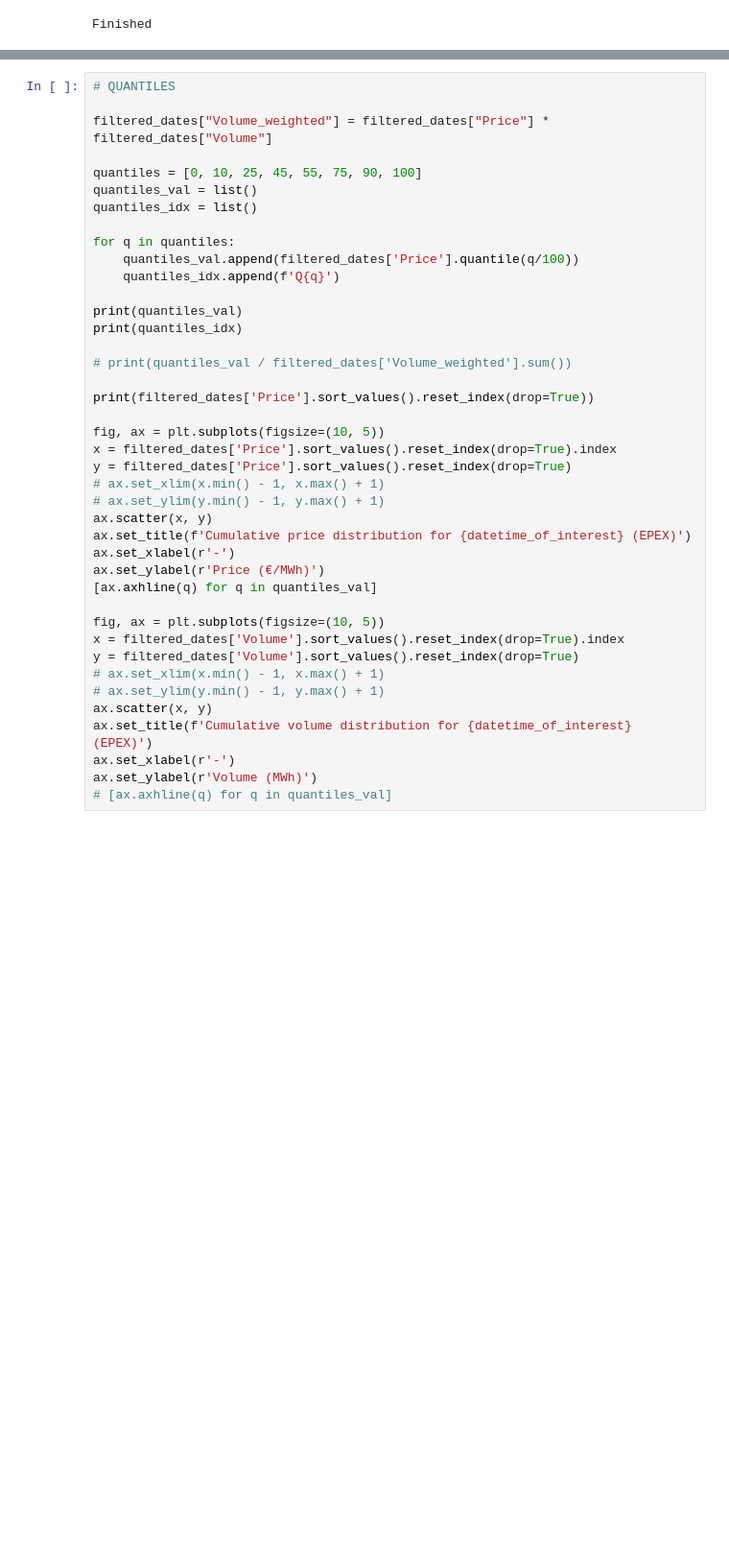
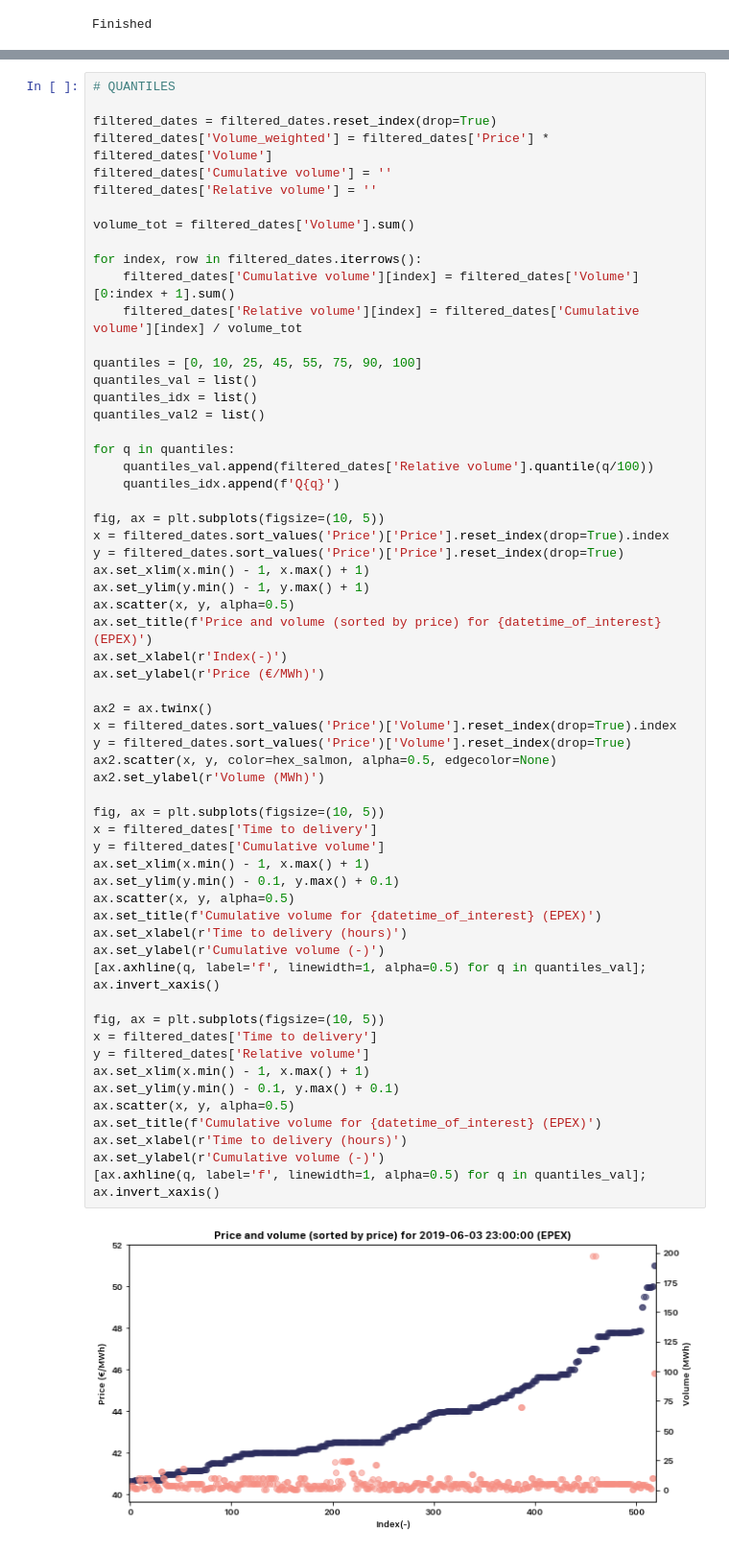
Before and after one commit to timovijn/ElectricityPriceForecasting, a Jupyter notebook: epex/epex.ipynb, the cells around one changed output, grey strips where cells are left out. Shown at 96% size. Saved outputs shown, nothing was run; the diff lists cells and outputs as text; blank space fills up the shorter version.

```diff
--- a/epex/epex.ipynb
+++ b/epex/epex.ipynb
@@ -245,41 +305,64 @@ ax.invert_xaxis()
 # %%
 # QUANTILES
 
-filtered_dates["Volume_weighted"] = filtered_dates["Price"] * filtered_dates["Volume"]
+filtered_dates = filtered_dates.reset_index(drop=True)
+filtered_dates['Volume_weighted'] = filtered_dates['Price'] * filtered_dates['Volume']
+filtered_dates['Cumulative volume'] = ''
+filtered_dates['Relative volume'] = ''
+
+volume_tot = filtered_dates['Volume'].sum()
+
+for index, row in filtered_dates.iterrows():
+    filtered_dates['Cumulative volume'][index] = filtered_dates['Volume'][0:index + 1].sum()
+    filtered_dates['Relative volume'][index] = filtered_dates['Cumulative volume'][index] / volume_tot
 
 quantiles = [0, 10, 25, 45, 55, 75, 90, 100]
 quantiles_val = list()
 quantiles_idx = list()
+quantiles_val2 = list()
 
 for q in quantiles:
-    quantiles_val.append(filtered_dates['Price'].quantile(q/100))
+    quantiles_val.append(filtered_dates['Relative volume'].quantile(q/100))
     quantiles_idx.append(f'Q{q}')
 
-print(quantiles_val)
-print(quantiles_idx)
+fig, ax = plt.subplots(figsize=(10, 5))
+x = filtered_dates.sort_values('Price')['Price'].reset_index(drop=True).index
+y = filtered_dates.sort_values('Price')['Price'].reset_index(drop=True)
+ax.set_xlim(x.min() - 1, x.max() + 1)
+ax.set_ylim(y.min() - 1, y.max() + 1)
+ax.scatter(x, y, alpha=0.5)
+ax.set_title(f'Price and volume (sorted by price) for {datetime_of_interest} (EPEX)')
+ax.set_xlabel(r'Index(-)')
+ax.set_ylabel(r'Price (€/MWh)')
 
-# print(quantiles_val / filtered_dates['Volume_weighted'].sum())
-
-print(filtered_dates['Price'].sort_values().reset_index(drop=True))
+ax2 = ax.twinx()
+x = filtered_dates.sort_values('Price')['Volume'].reset_index(drop=True).index
+y = filtered_dates.sort_values('Price')['Volume'].reset_index(drop=True)
+ax2.scatter(x, y, color=hex_salmon, alpha=0.5, edgecolor=None)
+ax2.set_ylabel(r'Volume (MWh)')
 
 fig, ax = plt.subplots(figsize=(10, 5))
-x = filtered_dates['Price'].sort_values().reset_index(drop=True).index
-y = filtered_dates['Price'].sort_values().reset_index(drop=True)
-# ax.set_xlim(x.min() - 1, x.max() + 1)
-# ax.set_ylim(y.min() - 1, y.max() + 1)
-ax.scatter(x, y)
-ax.set_title(f'Cumulative price distribution for {datetime_of_interest} (EPEX)')
-ax.set_xlabel(r'-')
-ax.set_ylabel(r'Price (€/MWh)')
-[ax.axhline(q) for q in quantiles_val]
+x = filtered_dates['Time to delivery']
+y = filtered_dates['Cumulative volume']
+ax.set_xlim(x.min() - 1, x.max() + 1)
+ax.set_ylim(y.min() - 0.1, y.max() + 0.1)
+ax.scatter(x, y, alpha=0.5)
+ax.set_title(f'Cumulative volume for {datetime_of_interest} (EPEX)')
+ax.set_xlabel(r'Time to delivery (hours)')
+ax.set_ylabel(r'Cumulative volume (-)')
+[ax.axhline(q, label='f', linewidth=1, alpha=0.5) for q in quantiles_val];
+ax.invert_xaxis()
 
 fig, ax = plt.subplots(figsize=(10, 5))
-x = filtered_dates['Volume'].sort_values().reset_index(drop=True).index
-y = filtered_dates['Volume'].sort_values().reset_index(drop=True)
-# ax.set_xlim(x.min() - 1, x.max() + 1)
-# ax.set_ylim(y.min() - 1, y.max() + 1)
-ax.scatter(x, y)
-ax.set_title(f'Cumulative volume distribution for {datetime_of_interest} (EPEX)')
-ax.set_xlabel(r'-')
-ax.set_ylabel(r'Volume (MWh)')
-# [ax.axhline(q) for q in quantiles_val]
+x = filtered_dates['Time to delivery']
+y = filtered_dates['Relative volume']
+ax.set_xlim(x.min() - 1, x.max() + 1)
+ax.set_ylim(y.min() - 0.1, y.max() + 0.1)
+ax.scatter(x, y, alpha=0.5)
+ax.set_title(f'Cumulative volume for {datetime_of_interest} (EPEX)')
+ax.set_xlabel(r'Time to delivery (hours)')
+ax.set_ylabel(r'Cumulative volume (-)')
+[ax.axhline(q, label='f', linewidth=1, alpha=0.5) for q in quantiles_val];
+ax.invert_xaxis()
+# %% [output]
+[figure, added]
```
Also changed, not shown: parts of 7 cells of this notebook.
